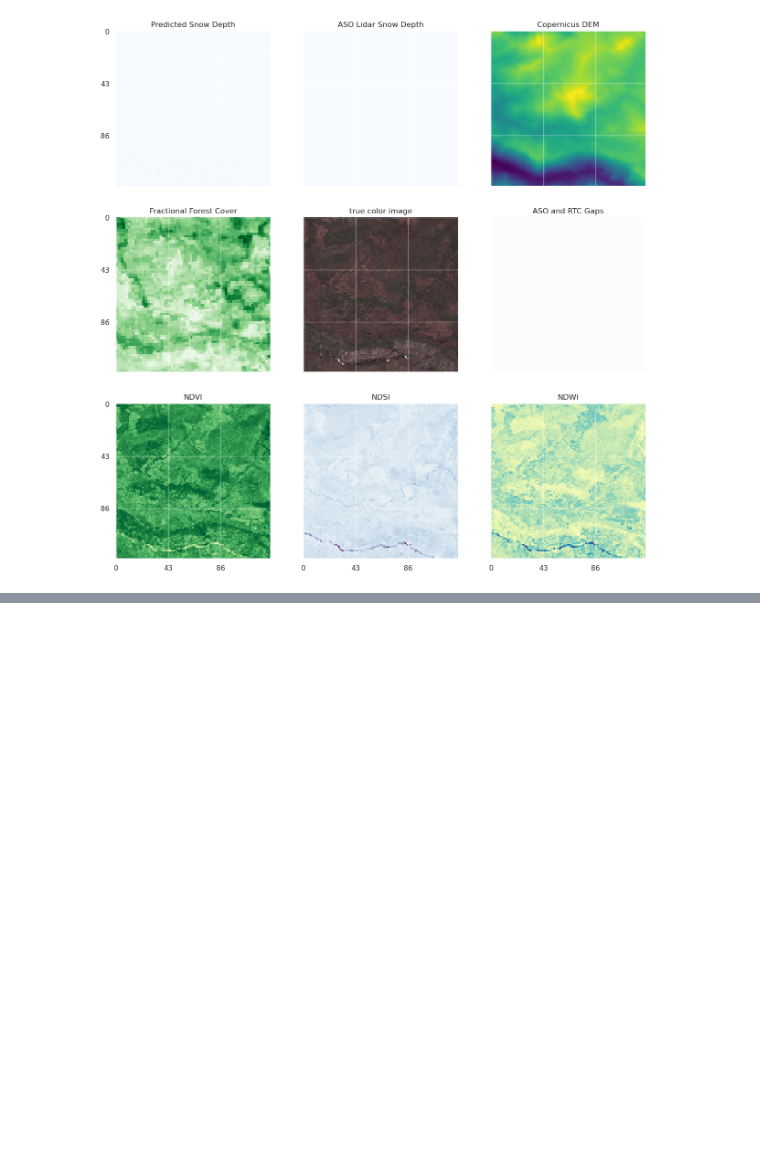
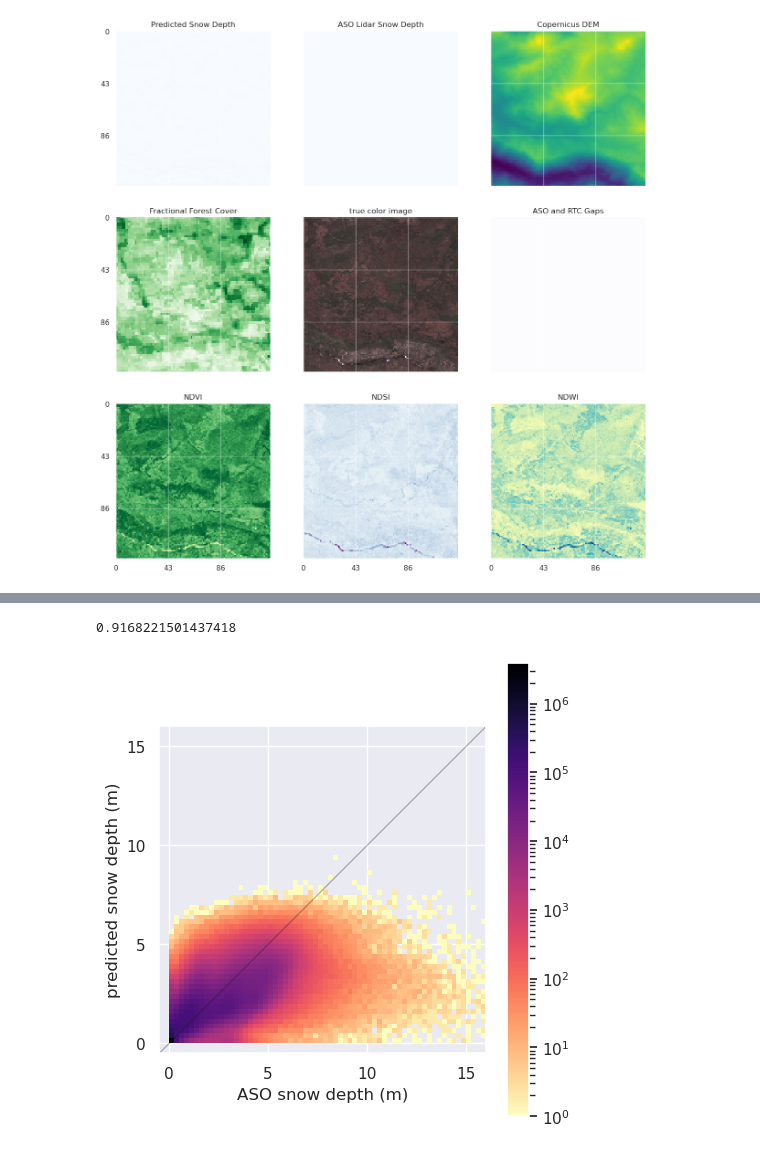
Before and after one commit to geo-smart/deep-snow, a Jupyter notebook: notebooks/exploration/model_exploration.ipynb, the cells around one changed output, grey strips where cells are left out. Saved outputs shown, nothing was run; the diff lists cells and outputs as text; code cells hidden in the pictures; blank space fills up the shorter version.

```diff
--- a/notebooks/exploration/model_exploration.ipynb
+++ b/notebooks/exploration/model_exploration.ipynb
@@ -327,0 +304,34 @@ plotting
+# %%
+from scipy.stats import pearsonr
+
+# Calculate Pearson's r
+r, _ = pearsonr(target_array, pred_array)
+print(r)
+# %% [output]
+0.9168221501437418
+# %%
+sns.set_theme()
+axmin = -0.5
+axmax = 16
+
+f, ax = plt.subplots(1, 1, figsize=(5,5))
+
+sns.histplot(ax=ax, x=target_array, y=pred_array,
+             cmap='magma_r', cbar=True, alpha=1, binwidth=0.25, vmin=None, vmax=None, norm=LogNorm())
+ax.plot([-15, 30], [-15, 30], color='k', linestyle='-', linewidth=1, alpha=0.3)
+ax.set_xlabel('ASO snow depth (m)')
+ax.set_ylabel('predicted snow depth (m)')
+ax.set_box_aspect(1)
+ax.set_xlim(axmin, axmax)
+ax.set_ylim(axmin, axmax)
+ax.set_xticks([0,5,10,15])
+ax.set_yticks([0,5,10,15])
+
+# sns.kdeplot(ax=axs.ax_marg_x, target_array)
+# sns.kdeplot(axs.ax_marg_y, pred_array)
+
+f.tight_layout()
+
+f.savefig('../../figs/quinn_ResDepthv11_298epochs_performance.png', dpi=400)
+# %% [output]
+[figure, added]
```
Also changed, not shown: parts of 6 cells of this notebook, 21 other files.
